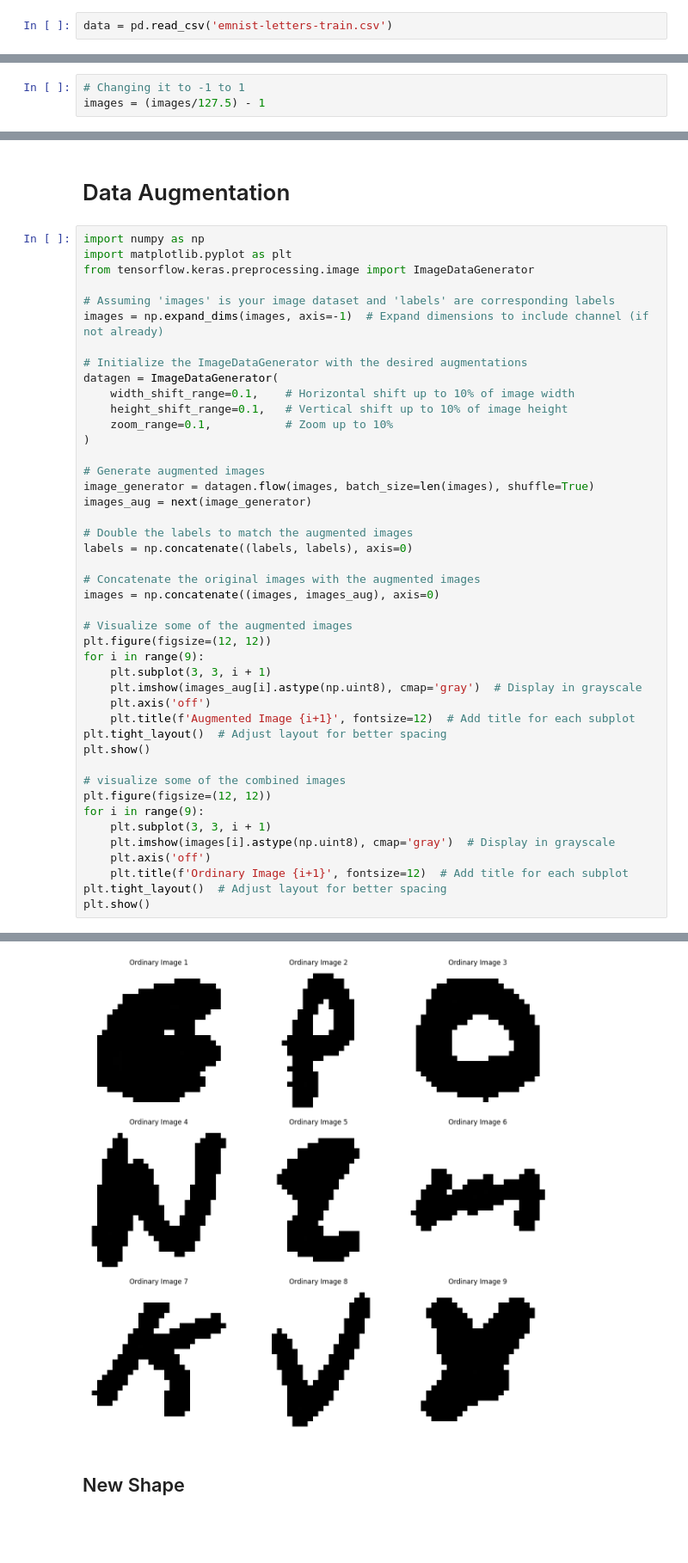
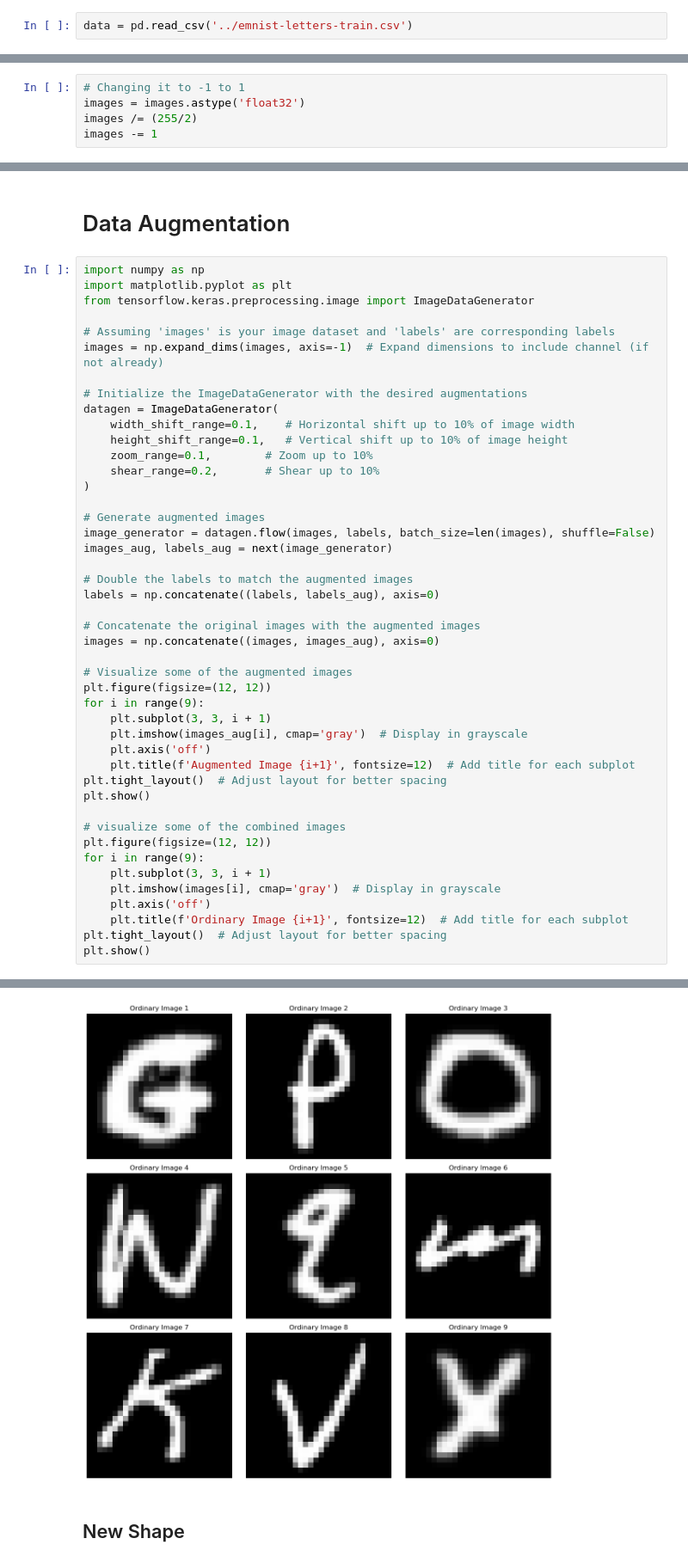
Before and after one commit to TayYikoon/CA2, a Jupyter notebook: DELE Assignment (Part A).ipynb, the cells around one changed output, grey strips where cells are left out. Shown at 86% size. Cells and saved outputs as stored; diff of their text form; blank space fills up the shorter version.

```diff
--- a/DELE Assignment (Part A).ipynb
+++ b/DELE Assignment (Part A).ipynb
@@ -27,5 +32,5 @@ import matplotlib.pyplot as plt
 # %%
-data = pd.read_csv('emnist-letters-train.csv')
+data = pd.read_csv('../emnist-letters-train.csv')
 # %%
 data
 # %% [output]
@@ -76,6 +88,8 @@ Size of Images: 28 x 28 pixels
 # %%
 # Changing it to -1 to 1
-images = (images/127.5) - 1
+images = images.astype('float32')
+images /= (255/2)
+images -= 1
 # %%
 # EMNIST labels are 1-indexed, with '1' corresponding to 'A', '2' to 'B', ..., '26' to 'Z'
 label_to_letter = {i: chr(ord('A') + i - 1) for i in range(1, 27)}
@@ -254,15 +268,16 @@ images = np.expand_dims(images, axis=-1)  # Expand dimensions to include channel
 datagen = ImageDataGenerator(
     width_shift_range=0.1,    # Horizontal shift up to 10% of image width
     height_shift_range=0.1,   # Vertical shift up to 10% of image height
-    zoom_range=0.1,           # Zoom up to 10%
+    zoom_range=0.1,        # Zoom up to 10%
+    shear_range=0.2,       # Shear up to 10%
 )
 
 # Generate augmented images
-image_generator = datagen.flow(images, batch_size=len(images), shuffle=True)
-images_aug = next(image_generator)
+image_generator = datagen.flow(images, labels, batch_size=len(images), shuffle=False)
+images_aug, labels_aug = next(image_generator)
 
 # Double the labels to match the augmented images
-labels = np.concatenate((labels, labels), axis=0)
+labels = np.concatenate((labels, labels_aug), axis=0)
 
 # Concatenate the original images with the augmented images
 images = np.concatenate((images, images_aug), axis=0)
@@ -271,7 +286,7 @@ images = np.concatenate((images, images_aug), axis=0)
 plt.figure(figsize=(12, 12))
 for i in range(9):
     plt.subplot(3, 3, i + 1)
-    plt.imshow(images_aug[i].astype(np.uint8), cmap='gray')  # Display in grayscale
+    plt.imshow(images_aug[i], cmap='gray')  # Display in grayscale
     plt.axis('off')
     plt.title(f'Augmented Image {i+1}', fontsize=12)  # Add title for each subplot
 plt.tight_layout()  # Adjust layout for better spacing
@@ -281,7 +296,7 @@ plt.show()
 plt.figure(figsize=(12, 12))
 for i in range(9):
     plt.subplot(3, 3, i + 1)
-    plt.imshow(images[i].astype(np.uint8), cmap='gray')  # Display in grayscale
+    plt.imshow(images[i], cmap='gray')  # Display in grayscale
     plt.axis('off')
     plt.title(f'Ordinary Image {i+1}', fontsize=12)  # Add title for each subplot
 plt.tight_layout()  # Adjust layout for better spacing
@@ -291,4 +306,4 @@ plt.show()
-[figure, old version]
+[figure, new version]
 # %% [markdown]
 ## New Shape
 # %%
```
Also changed, not shown: parts of 13 cells of this notebook, 1 other file.
